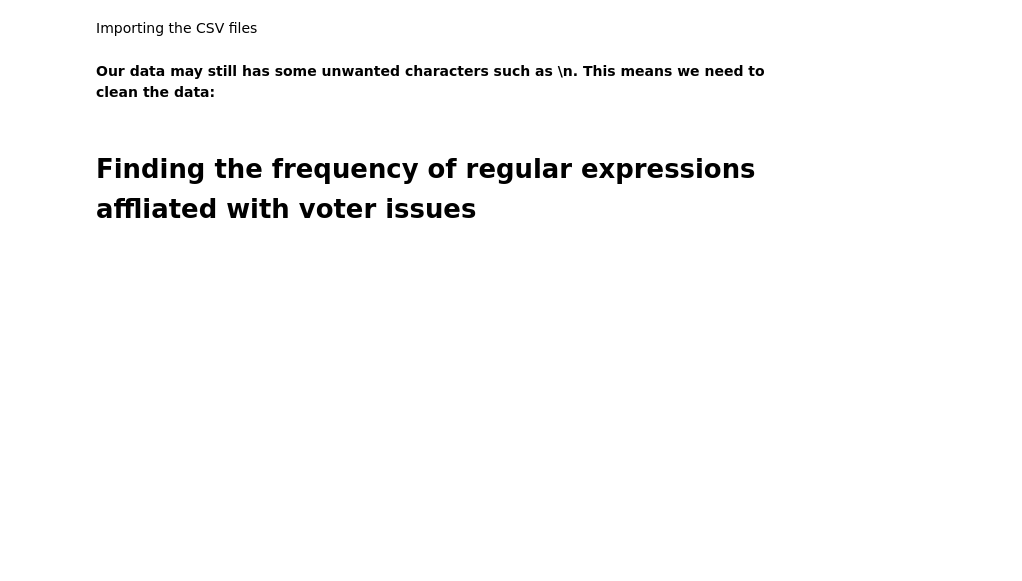
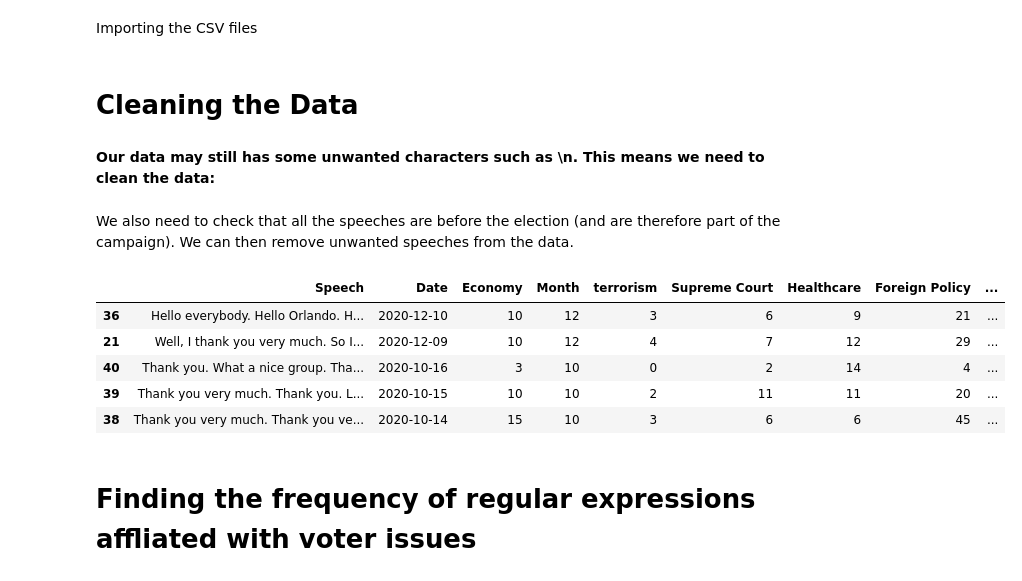
Before and after one commit to jinkim-com/QM2, a Jupyter notebook: NLP_Trump_2020.ipynb, the cells around one changed output. Saved outputs shown, nothing was run; the diff lists cells and outputs as text; code cells hidden in the pictures; blank space fills up the shorter version.

```diff
--- a/NLP_Trump_2020.ipynb
+++ b/NLP_Trump_2020.ipynb
@@ -29,12 +29,26 @@ nltk.download('punkt_tab')
 Importing the CSV files
 # %%
 df=pd.read_csv('/content/drive/MyDrive/Trump_2020.csv')
+# %% [markdown]
+# Cleaning the Data
 # %% [markdown]
 **Our data may still has some unwanted characters such as \n. This means we need to clean the data:**
 # %%
 # Removing all isntances of \n
 
 df['Speech'] = df['Speech'].str.replace('\n', '', regex=False)
+# %% [markdown]
+We also need to check that all the speeches are before the election (and are therefore part of the campaign). We can then remove unwanted speeches from the data.
+# %%
+df.sort_values(by=['Date'], inplace=True, ascending=False)
+df.head()
+# %% [output]
+|  | Speech | Date | Economy | Month | terrorism | Supreme Court | Healthcare | Foreign Policy | ... |
+| 36 | Hello everybody. Hello Orlando. H... | 2020-12-10 | 10 | 12 | 3 | 6 | 9 | 21 | ... |
+| 21 | Well, I thank you very much. So I... | 2020-12-09 | 10 | 12 | 4 | 7 | 12 | 29 | ... |
+| 40 | Thank you. What a nice group. Tha... | 2020-10-16 | 3 | 10 | 0 | 2 | 14 | 4 | ... |
+| 39 | Thank you very much. Thank you. L... | 2020-10-15 | 10 | 10 | 2 | 11 | 11 | 20 | ... |
+| 38 | Thank you very much. Thank you ve... | 2020-10-14 | 15 | 10 | 3 | 6 | 6 | 45 | ... |
 # %% [markdown]
 # Finding the frequency of regular expressions affliated with voter issues
 # %%
```
